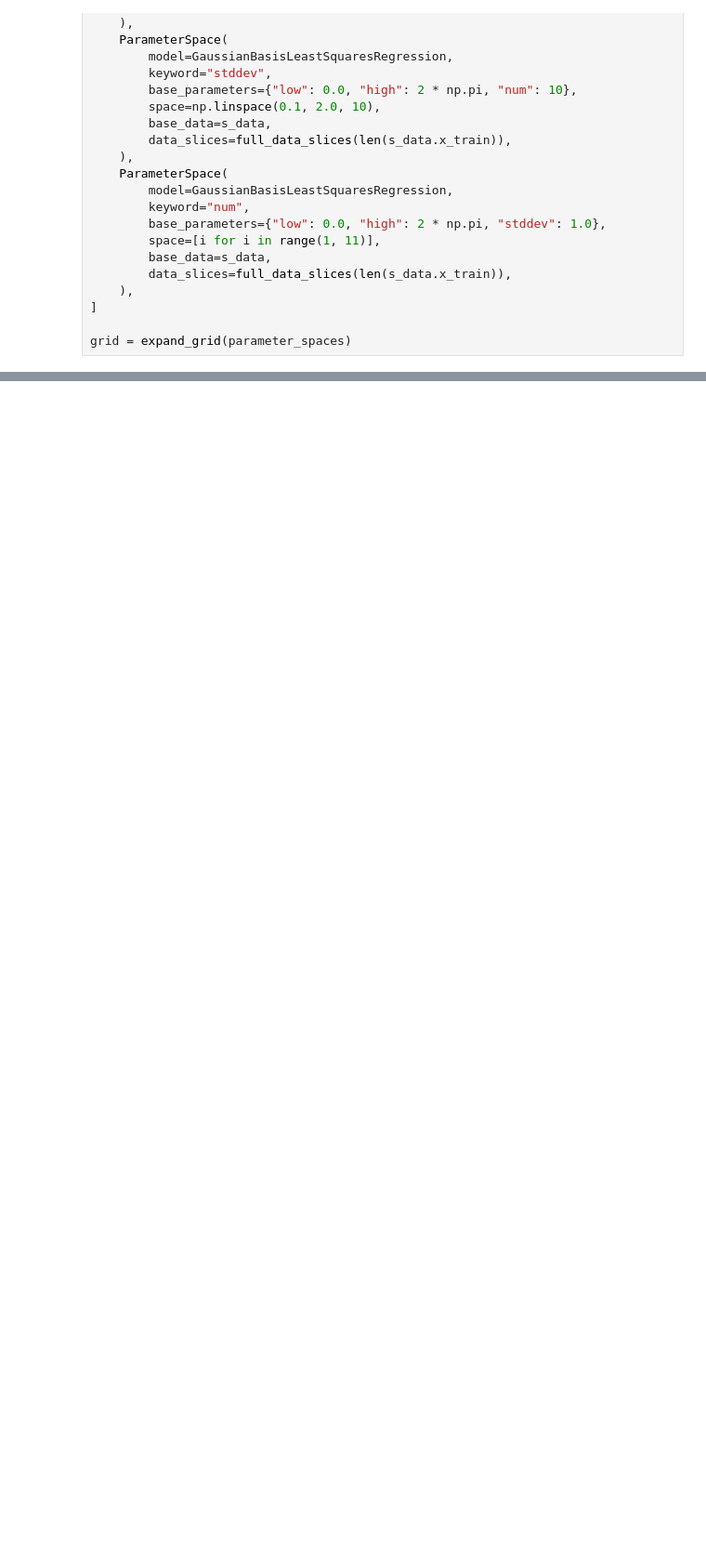
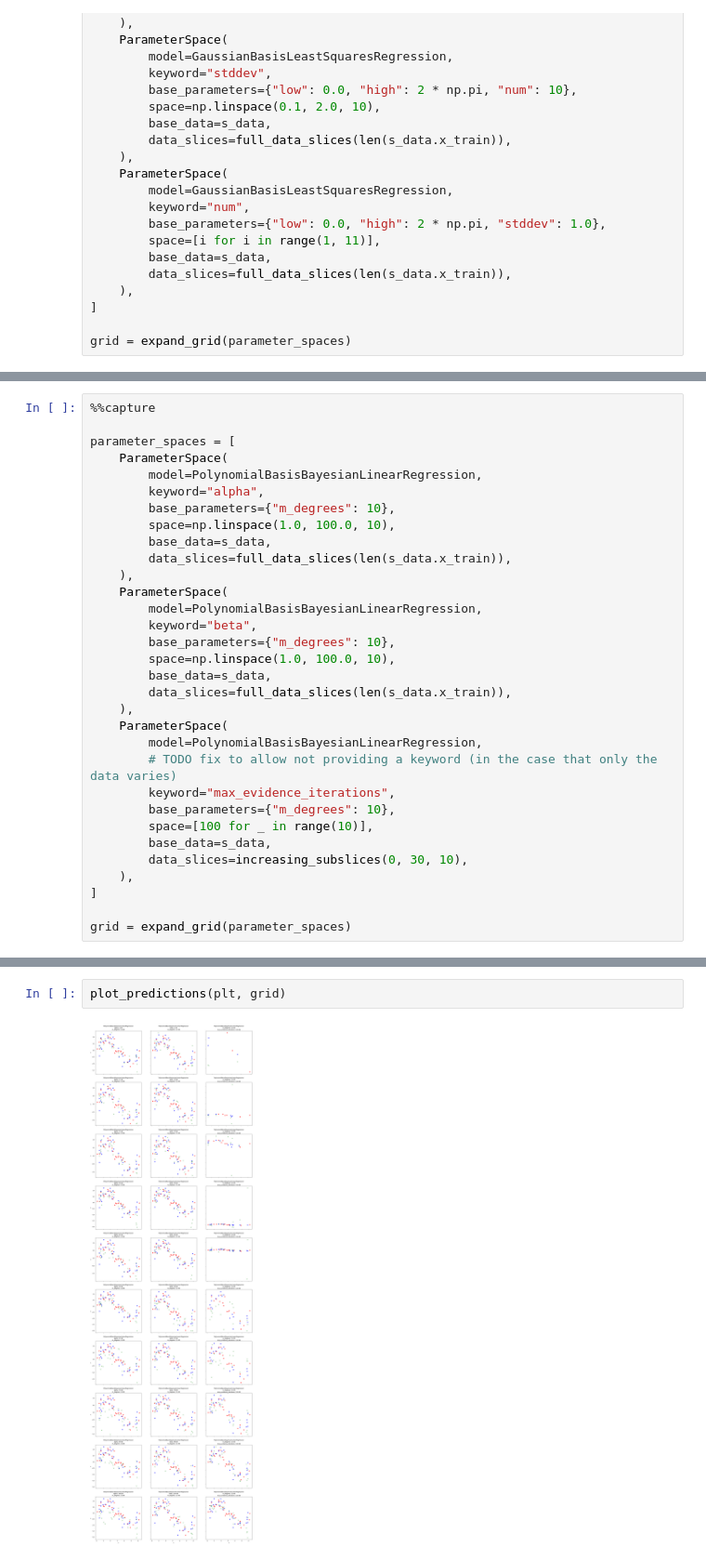
Before and after one commit to jpoler/ml, a Jupyter notebook: notebooks/linear_regression.ipynb, the cells around one changed output, grey strips where cells are left out. Shown at 93% size. Drawn from its saved outputs; the diff is of its cells as text; blank space fills up the shorter version.

```diff
--- a/notebooks/linear_regression.ipynb
+++ b/notebooks/linear_regression.ipynb
@@ -81,0 +93,32 @@ plot_metrics(plt, grid, mean_squared_error_metric)
+# %%
+%%capture
+
+parameter_spaces = [
+    ParameterSpace(
+        model=PolynomialBasisBayesianLinearRegression,
+        keyword="alpha",
+        base_parameters={"m_degrees": 10},
+        space=np.linspace(1.0, 100.0, 10),
+        base_data=s_data,
+        data_slices=full_data_slices(len(s_data.x_train)),
+    ),
+    ParameterSpace(
+        model=PolynomialBasisBayesianLinearRegression,
+        keyword="beta",
+        base_parameters={"m_degrees": 10},
+        space=np.linspace(1.0, 100.0, 10),
+        base_data=s_data,
+        data_slices=full_data_slices(len(s_data.x_train)),
+    ),
+    ParameterSpace(
+        model=PolynomialBasisBayesianLinearRegression,
+        # TODO fix to allow not providing a keyword (in the case that only the data varies)
+        keyword="max_evidence_iterations",
+        base_parameters={"m_degrees": 10},
+        space=[100 for _ in range(10)],
+        base_data=s_data,
+        data_slices=increasing_subslices(0, 30, 10),
+    ),
+]
+
+grid = expand_grid(parameter_spaces)
@@ -81,0 +143,4 @@ plot_metrics(plt, grid, mean_squared_error_metric)
+# %%
+plot_predictions(plt, grid)
+# %% [output]
+[figure, added]
```
Also changed, not shown: parts of 9 cells of this notebook, 16 other files.
